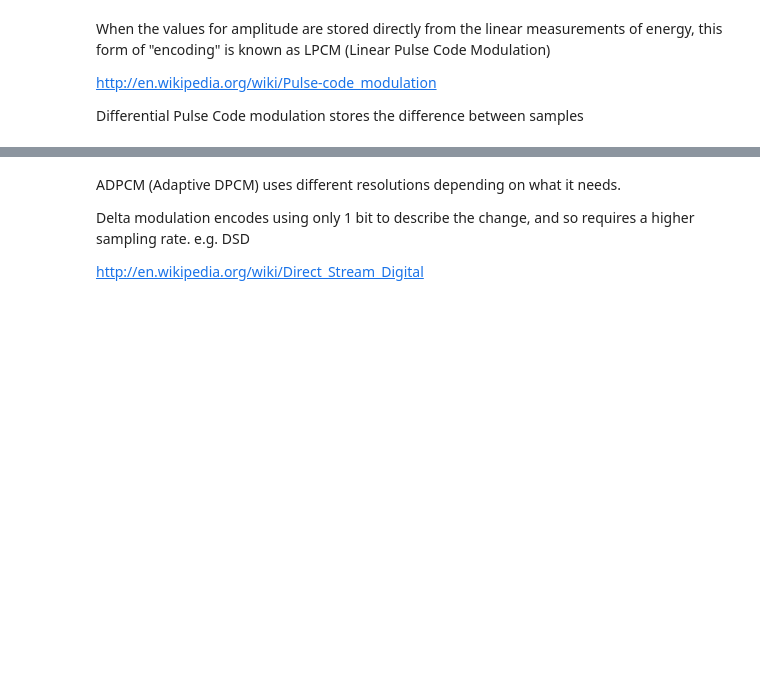
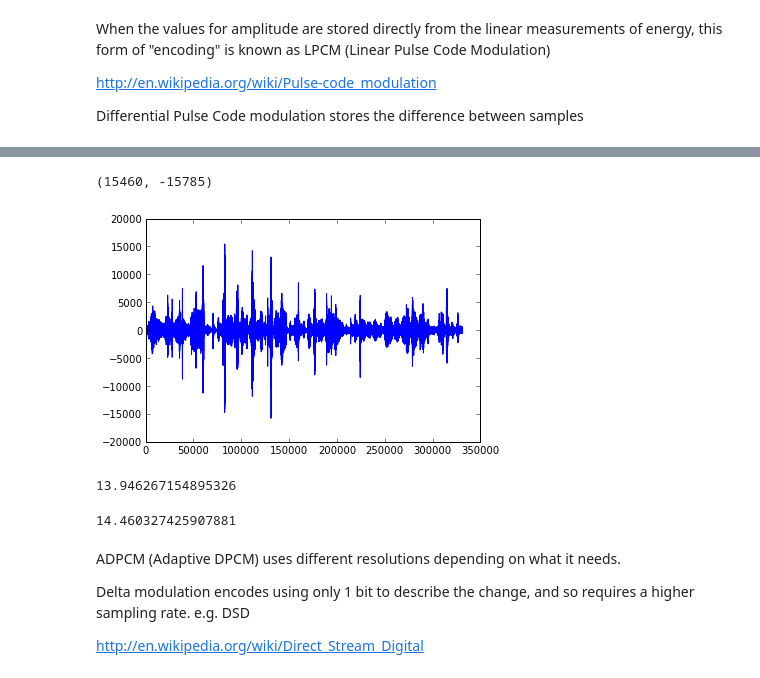
Before and after one commit to mantaraya36/201A-ipython, a Jupyter notebook: Sampling and Quantization.ipynb, the cells around one changed output, grey strips where cells are left out. Saved outputs shown, nothing was run; the diff lists cells and outputs as text; code cells hidden in the pictures; blank space fills up the shorter version.

```diff
--- a/Sampling and Quantization.ipynb
+++ b/Sampling and Quantization.ipynb
@@ -331,9 +349,18 @@ print audio.max()
 # %%
 dpcm = diff(audio)
 plot(dpcm)
-dpcm.max()
+dpcm.max(), dpcm.min()
+# %% [output]
+(15460, -15785)
+[figure, added]
 # %%
-log(dpcm.max())/log(2)
+log(max(dpcm.max(), abs(dpcm.min())))/log(2)
+# %% [output]
+13.946267154895326
+# %%
+audio.max()log(max(audio.max(), abs(audio.min())))/log(2)
+# %% [output]
+14.460327425907881
 # %% [markdown]
 ADPCM (Adaptive DPCM) uses different resolutions depending on what it needs.
 
```
Also changed, not shown: parts of 19 cells of this notebook.
